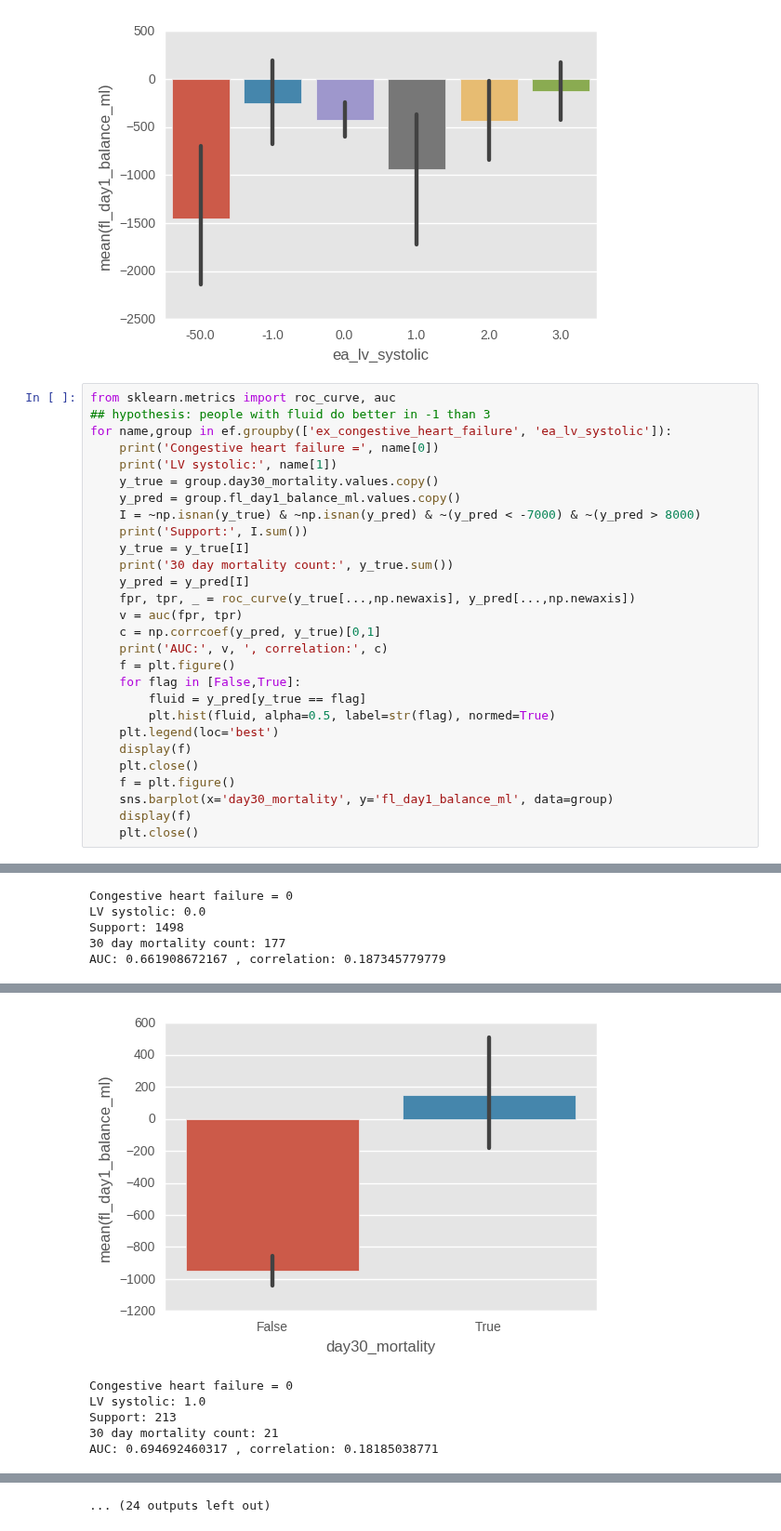
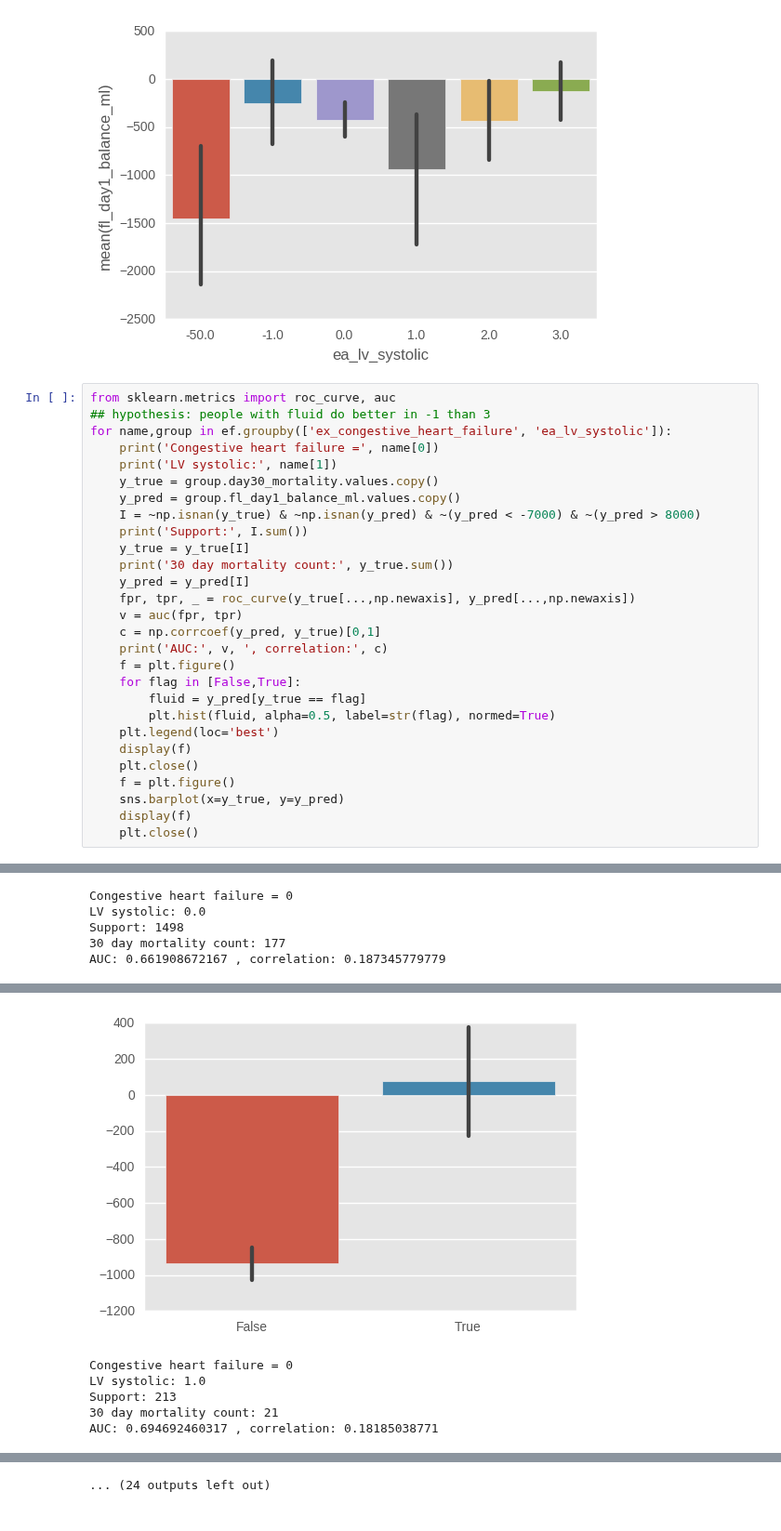
Before and after one commit to yhtgrace/echo, a Jupyter notebook: notebooks/161206_model_exploration_TB.ipynb, the cells around one changed output, grey strips where cells are left out. Shown at 93% size. Cells and saved outputs as stored; diff of their text form.

```diff
--- a/notebooks/161206_model_exploration_TB.ipynb
+++ b/notebooks/161206_model_exploration_TB.ipynb
@@ -339,7 +339,7 @@ for name,group in ef.groupby(['ex_congestive_heart_failure', 'ea_lv_systolic']):
     display(f)
     plt.close()
     f = plt.figure()
-    sns.barplot(x='day30_mortality', y='fl_day1_balance_ml', data=group)
+    sns.barplot(x=y_true, y=y_pred)
     display(f)
     plt.close()
 # %% [output]
@@ -360,10 +360,10 @@ AUC: 0.594946808511 , correlation: 0.158450307323
 Congestive heart failure = 0
 LV systolic: 0.0
 Support: 1498
 30 day mortality count: 177
 AUC: 0.661908672167 , correlation: 0.187345779779
 [figure]
-[figure, old version]
+[figure, new version]
 Congestive heart failure = 0
 LV systolic: 1.0
 Support: 213
```
Also changed, not shown: parts of 1 cell of this notebook.
